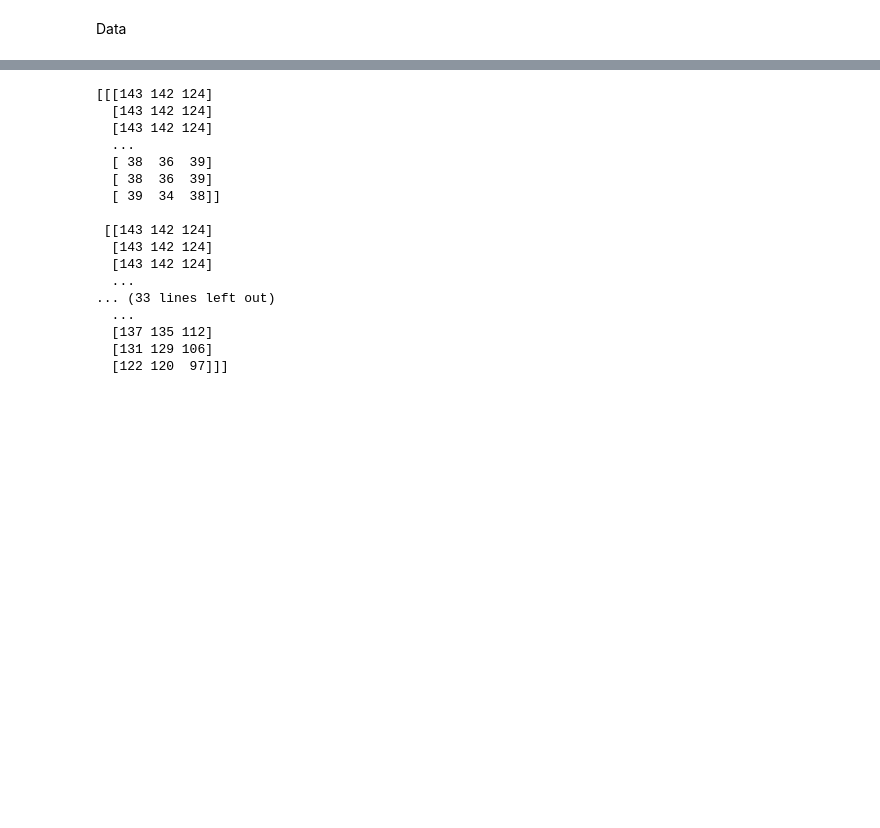
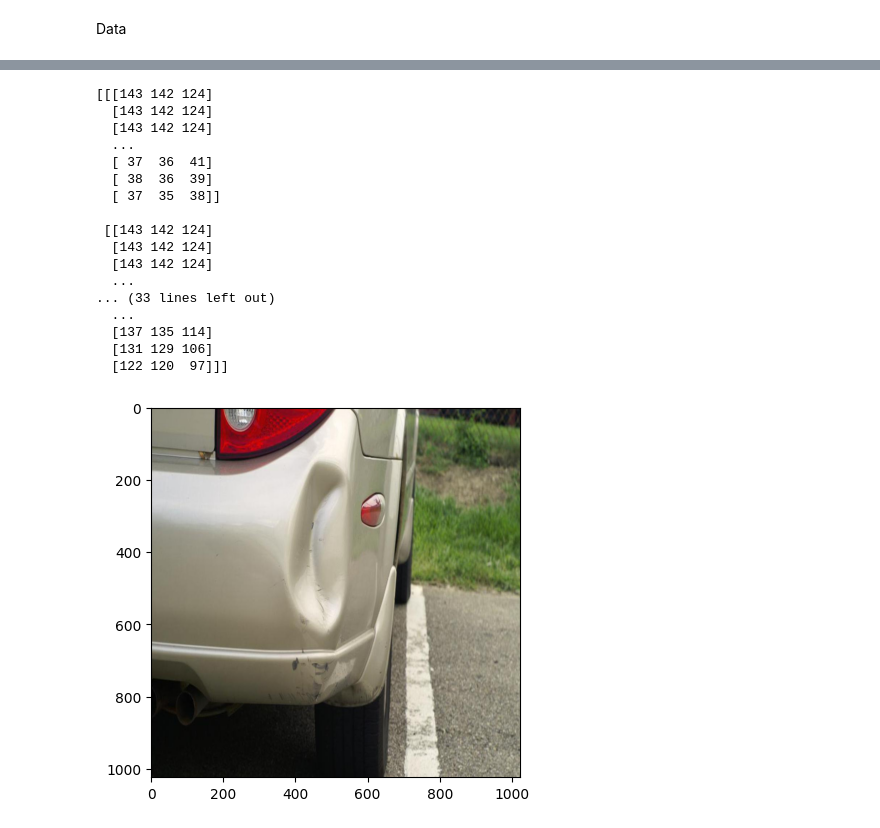
Before and after one commit to MikkelDitlevOlsen1/Deep-Learning, a Jupyter notebook: Load_data.ipynb, the cells around one changed output, grey strips where cells are left out. Cells and saved outputs as stored; diff of their text form; code cells hidden in the pictures; blank space fills up the shorter version.

```diff
--- a/Load_data.ipynb
+++ b/Load_data.ipynb
@@ -13,26 +11,27 @@ ModuleNotFoundError: No module named 'matplotlib'
 os.chdir("..")
 # %%
 img=mpimg.imread(f'{os.path.abspath(os.curdir)}/data/archive/img/1.jpg')
-#imgplot = plt.imshow(img)
+imgplot = plt.imshow(img)
 print(img)
 # %% [output]
 [[[143 142 124]
   [143 142 124]
   [143 142 124]
   ...
+  [ 37  36  41]
   [ 38  36  39]
-  [ 38  36  39]
-  [ 39  34  38]]
+  [ 37  35  38]]
 
  [[143 142 124]
   [143 142 124]
   [143 142 124]
   ...
 ... (33 lines left out)
   ...
-  [137 135 112]
+  [137 135 114]
   [131 129 106]
   [122 120  97]]]
+[figure, added]
 # %%
 print(torch.from_numpy(img))
 # %% [output]
```
Also changed, not shown: parts of 3 cells of this notebook.
